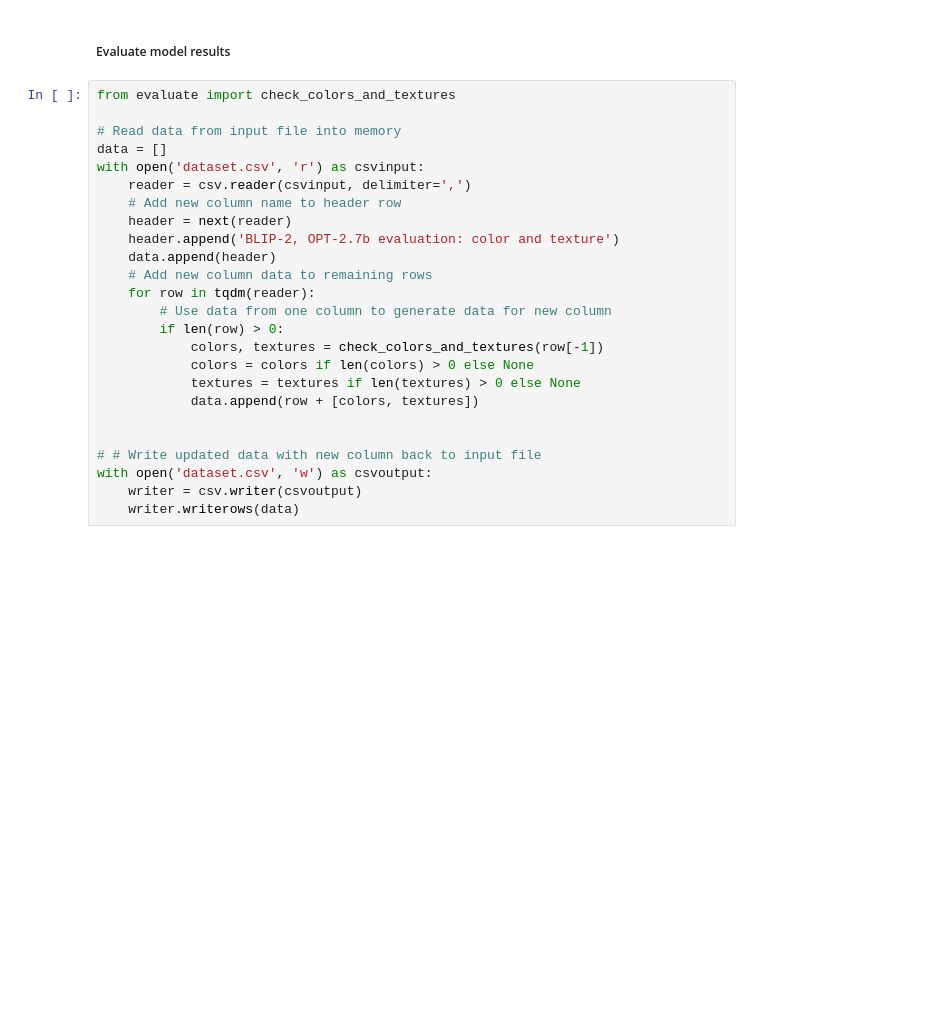
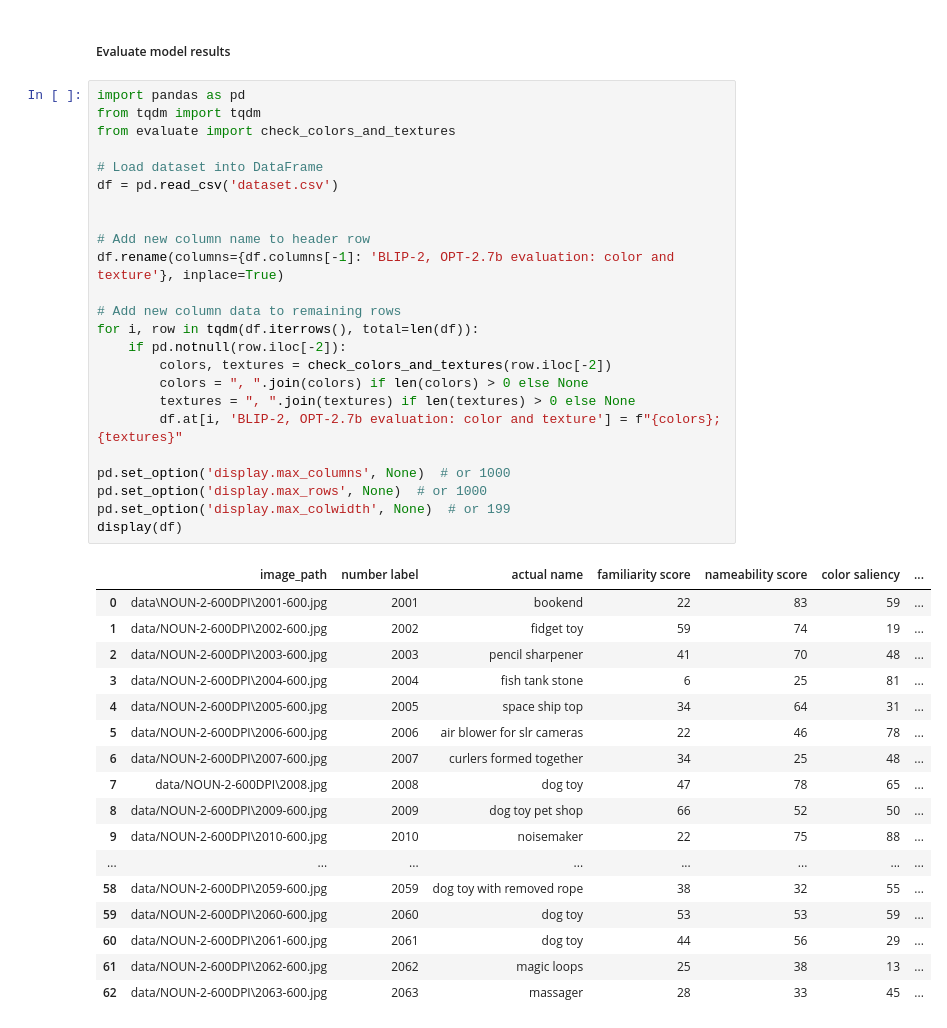
Before and after one commit to juellsprott/thesis-novel-objects, a Jupyter notebook: pipeline.ipynb, the cells around one changed output. Saved outputs shown, nothing was run; the diff lists cells and outputs as text; blank space fills up the shorter version.

```diff
--- a/pipeline.ipynb
+++ b/pipeline.ipynb
@@ -76,27 +104,44 @@ for index, row in df.iterrows():
 # %% [markdown]
 ##### Evaluate model results
-# %%
-from evaluate import check_colors_and_textures
-
-# Read data from input file into memory
-data = []
-with open('dataset.csv', 'r') as csvinput:
-    reader = csv.reader(csvinput, delimiter=',')
-    # Add new column name to header row
-    header = next(reader)
-    header.append('BLIP-2, OPT-2.7b evaluation: color and texture')
-    data.append(header)
-    # Add new column data to remaining rows
-    for row in tqdm(reader):
-        # Use data from one column to generate data for new column
-        if len(row) > 0:
-            colors, textures = check_colors_and_textures(row[-1])
-            colors = colors if len(colors) > 0 else None
-            textures = textures if len(textures) > 0 else None
-            data.append(row + [colors, textures])
-
-
-# # Write updated data with new column back to input file
-with open('dataset.csv', 'w') as csvoutput:
-    writer = csv.writer(csvoutput)
-    writer.writerows(data)
+# %%
+import pandas as pd
+from tqdm import tqdm
+from evaluate import check_colors_and_textures
+
+# Load dataset into DataFrame
+df = pd.read_csv('dataset.csv')
+
+
+# Add new column name to header row
+df.rename(columns={df.columns[-1]: 'BLIP-2, OPT-2.7b evaluation: color and texture'}, inplace=True)
+
+# Add new column data to remaining rows
+for i, row in tqdm(df.iterrows(), total=len(df)):
+    if pd.notnull(row.iloc[-2]):
+        colors, textures = check_colors_and_textures(row.iloc[-2])
+        colors = ", ".join(colors) if len(colors) > 0 else None
+        textures = ", ".join(textures) if len(textures) > 0 else None
+        df.at[i, 'BLIP-2, OPT-2.7b evaluation: color and texture'] = f"{colors}; {textures}"
+
+pd.set_option('display.max_columns', None)  # or 1000
+pd.set_option('display.max_rows', None)  # or 1000
+pd.set_option('display.max_colwidth', None)  # or 199
+display(df)
+# %% [output]
+|  | image_path | number label | actual name | familiarity score | nameability score | color saliency | ... |
+| 0 | data\NOUN-2-600DPI\2001-600.jpg | 2001 | bookend | 22 | 83 | 59 | ... |
+| 1 | data/NOUN-2-600DPI\2002-600.jpg | 2002 | fidget toy | 59 | 74 | 19 | ... |
+| 2 | data/NOUN-2-600DPI\2003-600.jpg | 2003 | pencil sharpener | 41 | 70 | 48 | ... |
+| 3 | data/NOUN-2-600DPI\2004-600.jpg | 2004 | fish tank stone | 6 | 25 | 81 | ... |
+| 4 | data/NOUN-2-600DPI\2005-600.jpg | 2005 | space ship top | 34 | 64 | 31 | ... |
+| 5 | data/NOUN-2-600DPI\2006-600.jpg | 2006 | air blower for slr cameras | 22 | 46 | 78 | ... |
+| 6 | data/NOUN-2-600DPI\2007-600.jpg | 2007 | curlers formed together | 34 | 25 | 48 | ... |
+| 7 | data/NOUN-2-600DPI\2008.jpg | 2008 | dog toy | 47 | 78 | 65 | ... |
+| 8 | data/NOUN-2-600DPI\2009-600.jpg | 2009 | dog toy pet shop | 66 | 52 | 50 | ... |
+| 9 | data/NOUN-2-600DPI\2010-600.jpg | 2010 | noisemaker | 22 | 75 | 88 | ... |
+| ... | ... | ... | ... | ... | ... | ... | ... |
+| 58 | data/NOUN-2-600DPI\2059-600.jpg | 2059 | dog toy with removed rope | 38 | 32 | 55 | ... |
+| 59 | data/NOUN-2-600DPI\2060-600.jpg | 2060 | dog toy | 53 | 53 | 59 | ... |
+| 60 | data/NOUN-2-600DPI\2061-600.jpg | 2061 | dog toy | 44 | 56 | 29 | ... |
+| 61 | data/NOUN-2-600DPI\2062-600.jpg | 2062 | magic loops | 25 | 38 | 13 | ... |
+| 62 | data/NOUN-2-600DPI\2063-600.jpg | 2063 | massager | 28 | 33 | 45 | ... |
```
Also changed, not shown: parts of 2 cells of this notebook, 8 other files.
